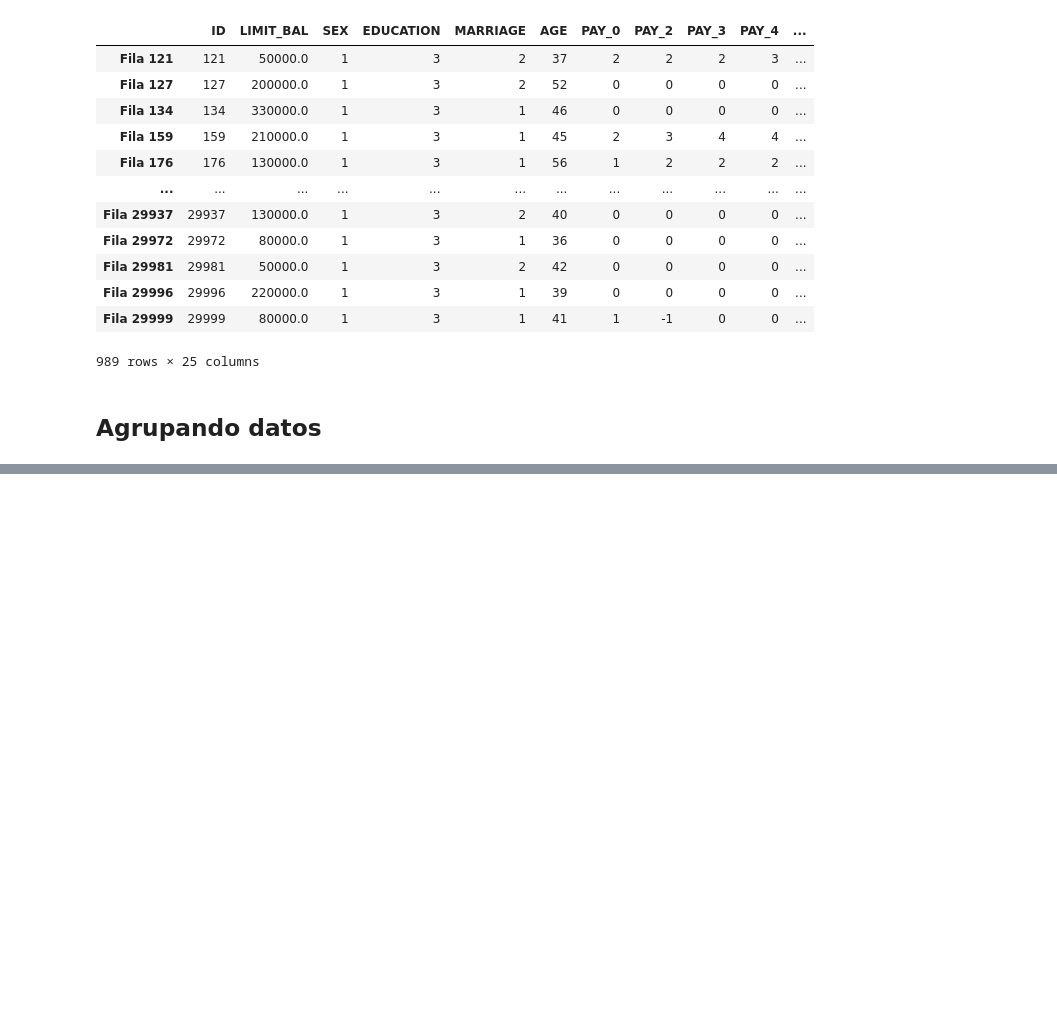
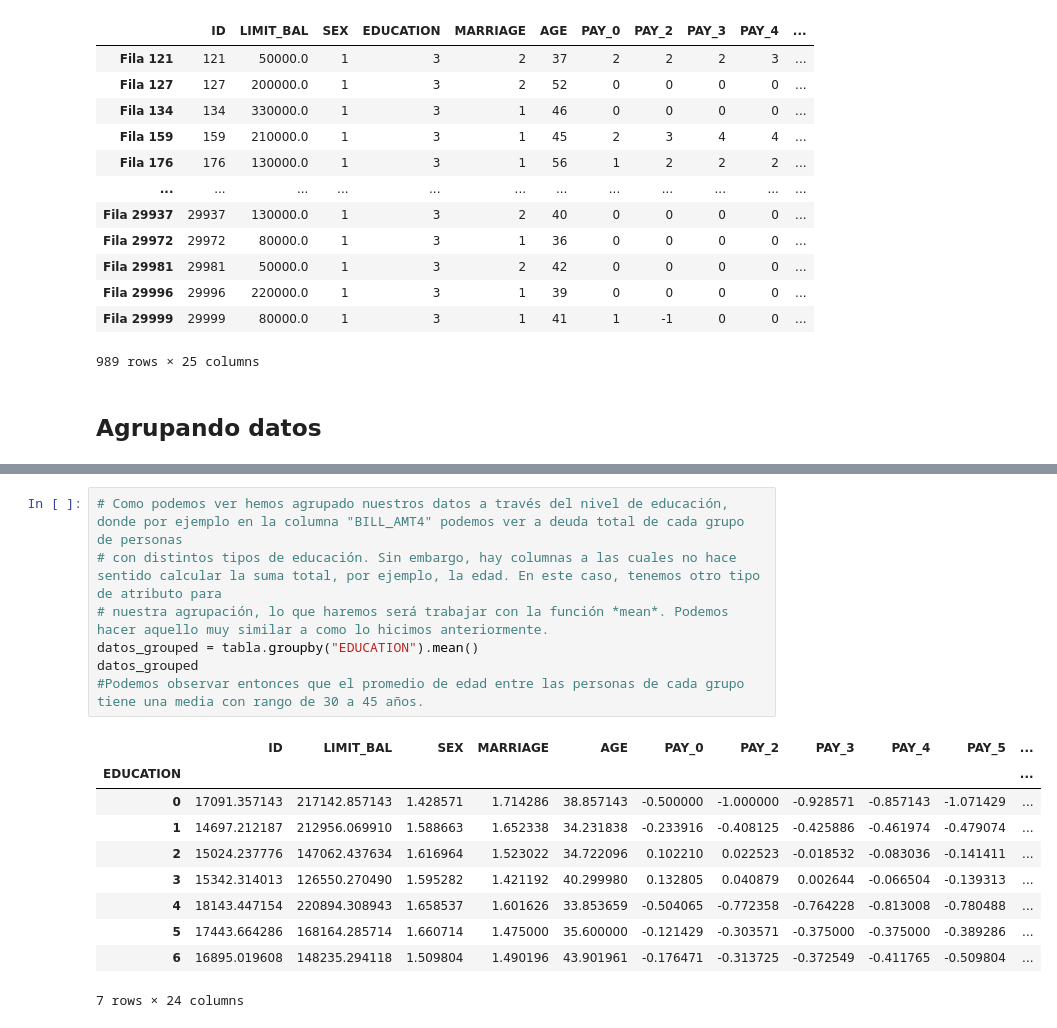
Before and after one commit to jfvenegasg/Curso_Pandas, a Jupyter notebook: Curso_pandas.ipynb, the cells around one changed output, grey strips where cells are left out. Saved outputs shown, nothing was run; the diff lists cells and outputs as text; blank space fills up the shorter version.

```diff
--- a/Curso_pandas.ipynb
+++ b/Curso_pandas.ipynb
@@ -401,0 +422,18 @@ Un aspecto interesante de trabajar con tablas, es poder agrupar los datos de acu
+# %%
+# Como podemos ver hemos agrupado nuestros datos a través del nivel de educación, donde por ejemplo en la columna "BILL_AMT4" podemos ver a deuda total de cada grupo de personas
+# con distintos tipos de educación. Sin embargo, hay columnas a las cuales no hace sentido calcular la suma total, por ejemplo, la edad. En este caso, tenemos otro tipo de atributo para
+# nuestra agrupación, lo que haremos será trabajar con la función *mean*. Podemos hacer aquello muy similar a como lo hicimos anteriormente.
+datos_grouped = tabla.groupby("EDUCATION").mean()
+datos_grouped
+#Podemos observar entonces que el promedio de edad entre las personas de cada grupo tiene una media con rango de 30 a 45 años.
+# %% [output]
+|  | ID | LIMIT_BAL | SEX | MARRIAGE | AGE | PAY_0 | PAY_2 | PAY_3 | PAY_4 | PAY_5 | ... |
+| EDUCATION |  |  |  |  |  |  |  |  |  |  | ... |
+| 0 | 17091.357143 | 217142.857143 | 1.428571 | 1.714286 | 38.857143 | -0.500000 | -1.000000 | -0.928571 | -0.857143 | -1.071429 | ... |
+| 1 | 14697.212187 | 212956.069910 | 1.588663 | 1.652338 | 34.231838 | -0.233916 | -0.408125 | -0.425886 | -0.461974 | -0.479074 | ... |
+| 2 | 15024.237776 | 147062.437634 | 1.616964 | 1.523022 | 34.722096 | 0.102210 | 0.022523 | -0.018532 | -0.083036 | -0.141411 | ... |
+| 3 | 15342.314013 | 126550.270490 | 1.595282 | 1.421192 | 40.299980 | 0.132805 | 0.040879 | 0.002644 | -0.066504 | -0.139313 | ... |
+| 4 | 18143.447154 | 220894.308943 | 1.658537 | 1.601626 | 33.853659 | -0.504065 | -0.772358 | -0.764228 | -0.813008 | -0.780488 | ... |
+| 5 | 17443.664286 | 168164.285714 | 1.660714 | 1.475000 | 35.600000 | -0.121429 | -0.303571 | -0.375000 | -0.375000 | -0.389286 | ... |
+| 6 | 16895.019608 | 148235.294118 | 1.509804 | 1.490196 | 43.901961 | -0.176471 | -0.313725 | -0.372549 | -0.411765 | -0.509804 | ... |
+7 rows × 24 columns
```
Also changed, not shown: parts of 4 cells of this notebook.
